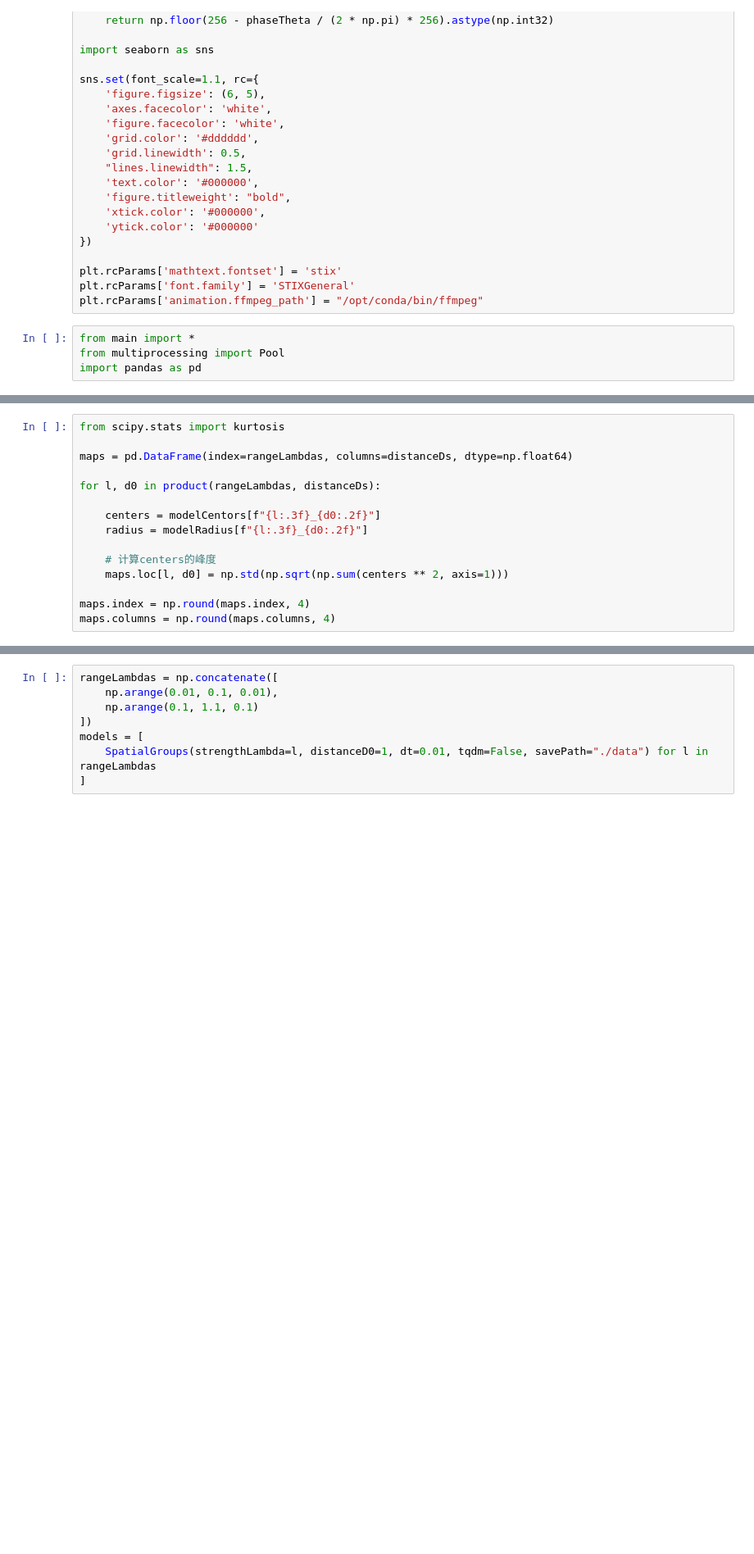
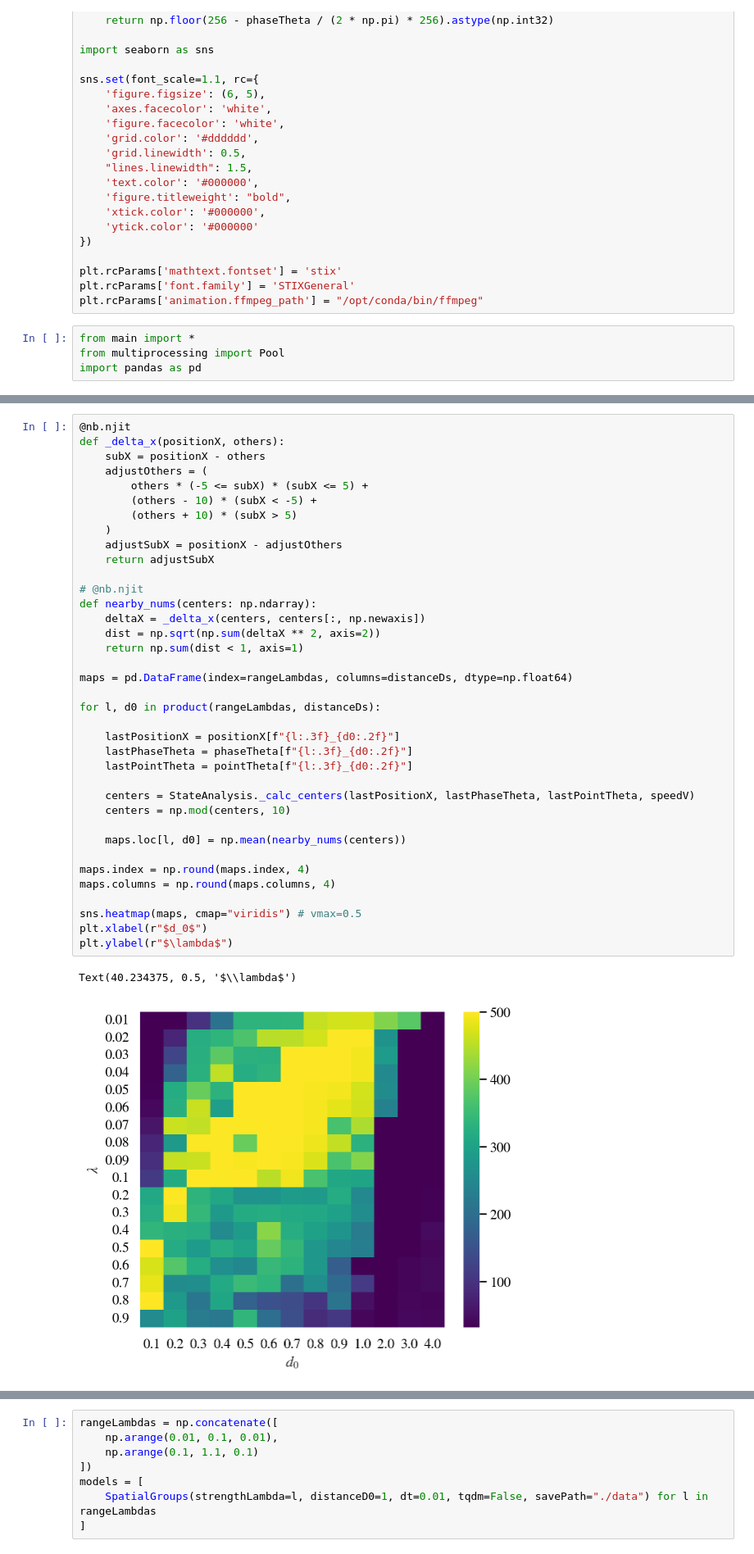
Before and after one commit to Than-Mark/Swarmalator-Experiment, a Jupyter notebook: [PJT_XYX] Spatial groups and cyclic oscillations/plotFigs.ipynb, the cells around one changed output, grey strips where cells are left out. Shown at 82% size. Drawn from its saved outputs; the diff is of its cells as text; blank space fills up the shorter version.

```diff
--- a/[PJT_XYX] Spatial groups and cyclic oscillations/plotFigs.ipynb
+++ b/[PJT_XYX] Spatial groups and cyclic oscillations/plotFigs.ipynb
@@ -966,15 +48,0 @@ for l, d0 in tqdm(product(rangeLambdas, distanceDs), total=len(rangeLambdas) * l
-# %%
-from scipy.stats import kurtosis
-
-maps = pd.DataFrame(index=rangeLambdas, columns=distanceDs, dtype=np.float64)
-
-for l, d0 in product(rangeLambdas, distanceDs):
-
-    centers = modelCentors[f"{l:.3f}_{d0:.2f}"]
-    radius = modelRadius[f"{l:.3f}_{d0:.2f}"]
-
-    # 计算centers的峰度
-    maps.loc[l, d0] = np.std(np.sqrt(np.sum(centers ** 2, axis=1)))
-
-maps.index = np.round(maps.index, 4)
-maps.columns = np.round(maps.columns, 4)
@@ -1019,0 +1025,40 @@ sns.heatmap(maps, cmap="viridis") # vmax=0.5
+# %%
+@nb.njit
+def _delta_x(positionX, others):
+    subX = positionX - others
+    adjustOthers = (
+        others * (-5 <= subX) * (subX <= 5) +
+        (others - 10) * (subX < -5) +
+        (others + 10) * (subX > 5)
+    )
+    adjustSubX = positionX - adjustOthers
+    return adjustSubX
+
+# @nb.njit
+def nearby_nums(centers: np.ndarray):
+    deltaX = _delta_x(centers, centers[:, np.newaxis])
+    dist = np.sqrt(np.sum(deltaX ** 2, axis=2))
+    return np.sum(dist < 1, axis=1)
+
+maps = pd.DataFrame(index=rangeLambdas, columns=distanceDs, dtype=np.float64)
+
+for l, d0 in product(rangeLambdas, distanceDs):
+
+    lastPositionX = positionX[f"{l:.3f}_{d0:.2f}"]
+    lastPhaseTheta = phaseTheta[f"{l:.3f}_{d0:.2f}"]
+    lastPointTheta = pointTheta[f"{l:.3f}_{d0:.2f}"]
+
+    centers = StateAnalysis._calc_centers(lastPositionX, lastPhaseTheta, lastPointTheta, speedV)
+    centers = np.mod(centers, 10)
+
+    maps.loc[l, d0] = np.mean(nearby_nums(centers))
+
+maps.index = np.round(maps.index, 4)
+maps.columns = np.round(maps.columns, 4)
+
+sns.heatmap(maps, cmap="viridis") # vmax=0.5
+plt.xlabel(r"$d_0$")
+plt.ylabel(r"$\lambda$")
+# %% [output]
+Text(40.234375, 0.5, '$\\lambda$')
+[figure, added]
```
Also changed, not shown: parts of 50 cells of this notebook, 1 other file.
